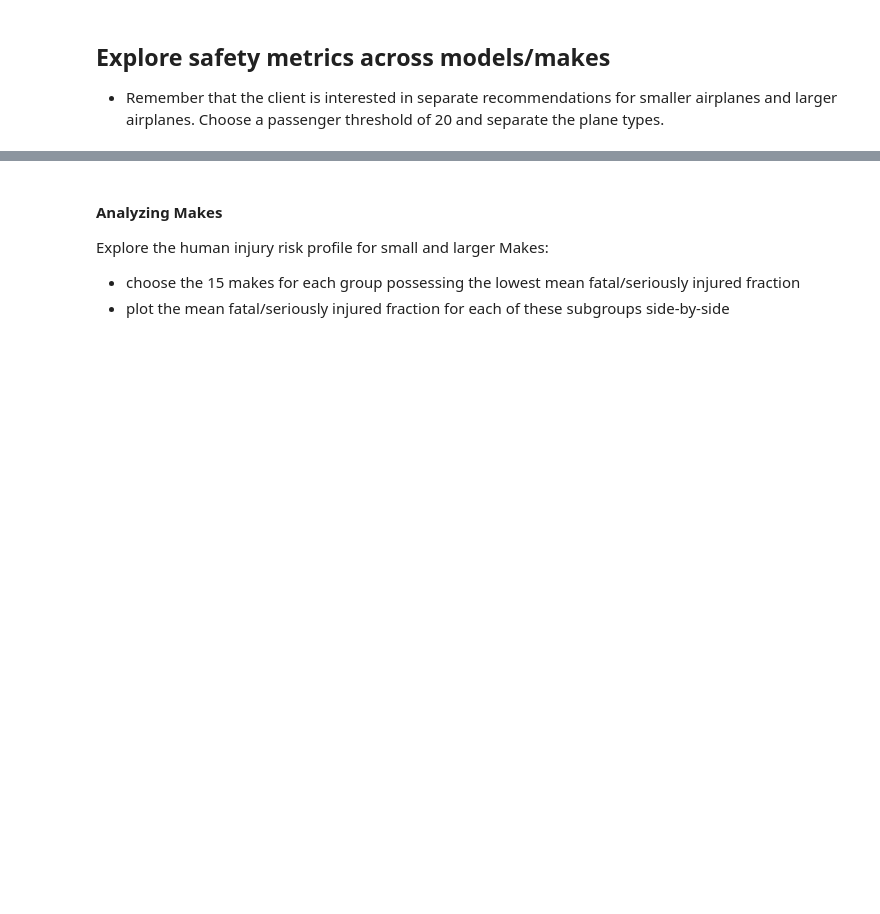
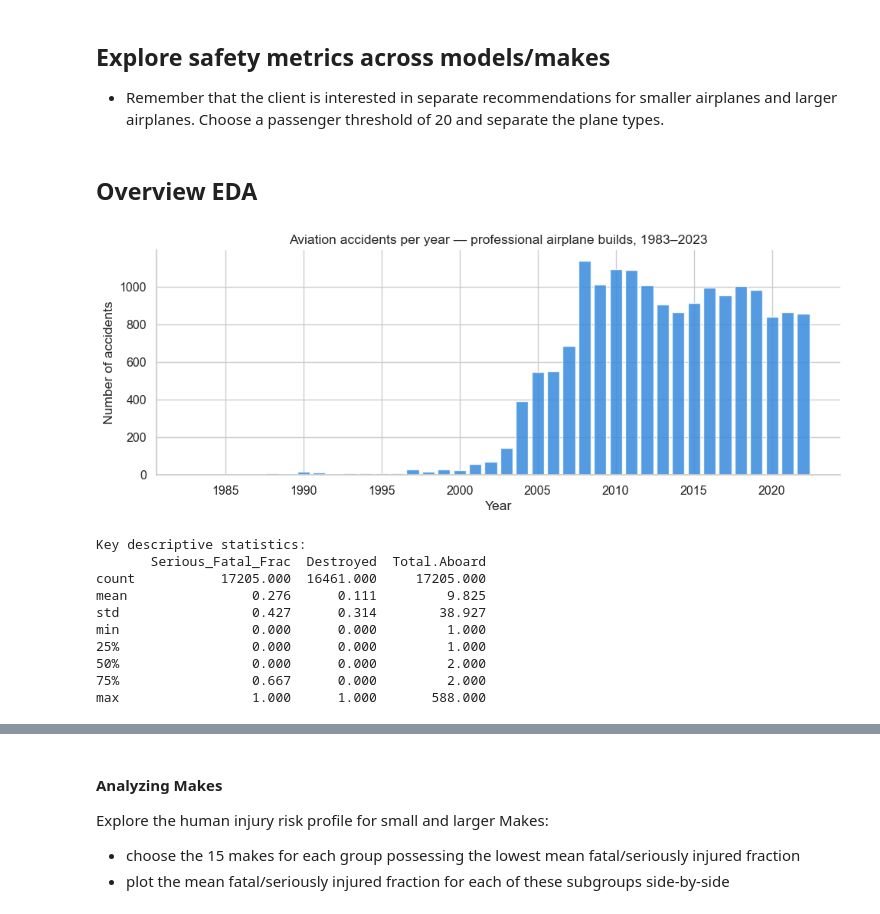
Before and after one commit to janemurungi2-creator/dsc-course0-m8-lab, a Jupyter notebook: Aviation_Accidents_Data_Analysis.ipynb, the cells around one changed output, grey strips where cells are left out. Saved outputs shown, nothing was run; the diff lists cells and outputs as text; code cells hidden in the pictures; blank space fills up the shorter version.

```diff
--- a/Aviation_Accidents_Data_Analysis.ipynb
+++ b/Aviation_Accidents_Data_Analysis.ipynb
@@ -42,3 +42,30 @@ Loaded: (17205, 34)
 # %% [markdown]
 ## Explore safety metrics across models/makes
 - Remember that the client is interested in separate recommendations for smaller airplanes and larger airplanes. Choose a passenger threshold of 20 and separate the plane types.
+# %% [markdown]
+##  Overview EDA
+# %%
+fig, ax = plt.subplots(figsize=(10, 4))
+year_counts = df.groupby('Year').size()
+ax.bar(year_counts.index, year_counts.values, color='#378ADD', alpha=0.85, width=0.8)
+ax.set_xlabel('Year')
+ax.set_ylabel('Number of accidents')
+ax.set_title('Aviation accidents per year — professional airplane builds, 1983–2023')
+ax.spines[['top','right']].set_visible(False)
+plt.tight_layout()
+plt.show()
+
+print('Key descriptive statistics:')
+print(df[['Serious_Fatal_Frac','Destroyed','Total.Aboard']].describe().round(3))
+# %% [output]
+[figure, added]
+Key descriptive statistics:
+       Serious_Fatal_Frac  Destroyed  Total.Aboard
+count           17205.000  16461.000     17205.000
+mean                0.276      0.111         9.825
+std                 0.427      0.314        38.927
+min                 0.000      0.000         1.000
+25%                 0.000      0.000         1.000
+50%                 0.000      0.000         2.000
+75%                 0.667      0.000         2.000
+max                 1.000      1.000       588.000
```
Also changed, not shown: parts of 2 cells of this notebook.
